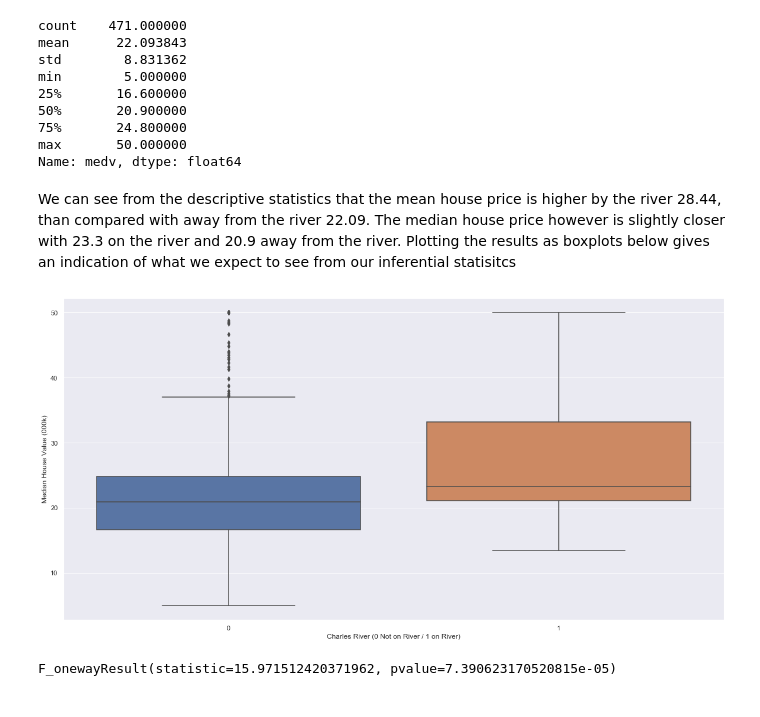
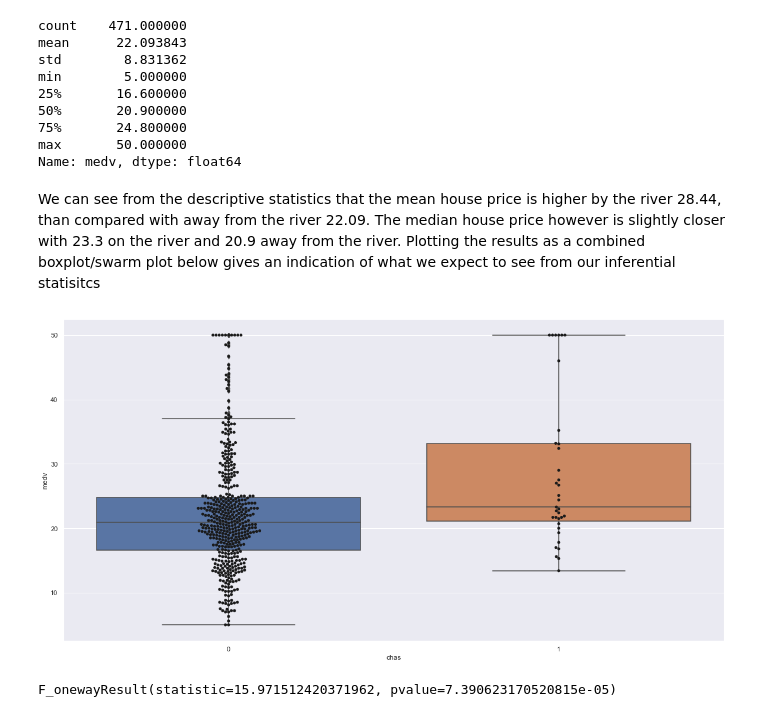
Before and after one commit to G00364690/MLS-Project, a Jupyter notebook: MLS Project.ipynb, the cells around one changed output. Saved outputs shown, nothing was run; the diff lists cells and outputs as text; code cells hidden in the pictures.

Commit message:
swarm plot addition

```diff
--- a/MLS Project.ipynb
+++ b/MLS Project.ipynb
@@ -311,12 +311,13 @@ min        5.000000
 max       50.000000
 Name: medv, dtype: float64
 # %% [markdown]
-We can see from the descriptive statistics that the mean house price is higher by the river 28.44, than compared with away from the river 22.09. The median house price however is slightly closer with 23.3 on the river and 20.9 away from the river. Plotting the results as boxplots below gives an indication of what we expect to see from our inferential statisitcs
+We can see from the descriptive statistics that the mean house price is higher by the river 28.44, than compared with away from the river 22.09. The median house price however is slightly closer with 23.3 on the river and 20.9 away from the river. Plotting the results as a combined boxplot/swarm plot below gives an indication of what we expect to see from our inferential statisitcs
 # %%
 sns.boxplot(x="chas",y="medv",data=df).set(xlabel='Charles River (0 Not on River / 1 on River)', ylabel='Median House Value (000k)')
+sns.swarmplot(x="chas",y="medv",data=df,color='k')
 plt.show()
 # %% [output]
-[figure, old version]
+[figure, new version]
 # %%
 NCR = df [ df ["chas"] == 0]
 CR = df [ df ["chas"] == 1]
```
Also changed, not shown: parts of 6 cells of this notebook.
